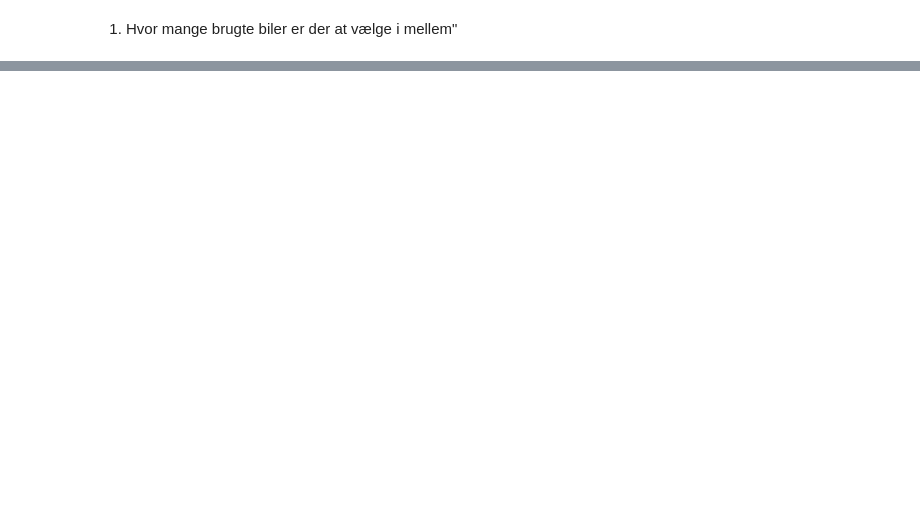
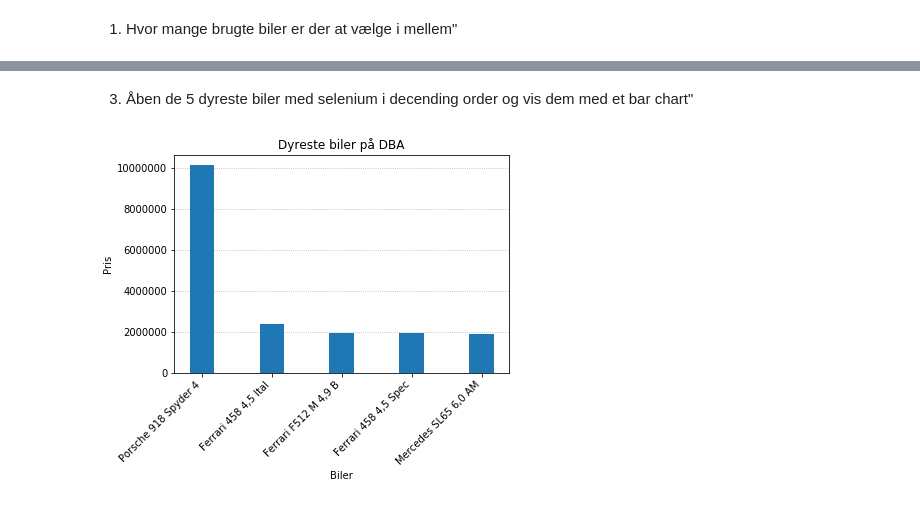
Before and after one commit to TimoSR/DAT4A-Python-Projects, a Jupyter notebook: Week 7/WeekExercise7/Exercise1.ipynb, the cells around one changed output, grey strips where cells are left out. Cells and saved outputs as stored; diff of their text form; code cells hidden in the pictures; blank space fills up the shorter version.

```diff
--- a/Week 7/WeekExercise7/Exercise1.ipynb
+++ b/Week 7/WeekExercise7/Exercise1.ipynb
@@ -40,0 +82,54 @@ Cars for Sale:  (32888)
+# %% [markdown]
+3. Åben de 5 dyreste biler med selenium i decending order og vis dem med et bar chart"
+# %%
+def the_5_most_expensive(url):
+    browser.get(url)
+    gdrp_button = browser.find_element_by_id('gdpr-notice__accept')
+    gdrp_button.click()
+
+    def sort_By_Price():
+        tablehead = browser.find_element_by_class_name('sorting')
+        span = tablehead.find_elements_by_class_name('human-ref')[-1]
+        span.click()
+        browser.implicitly_wait(3)
+
+    # Use sort twice, to ensure the most expensive cars is first
+
+    sort_By_Price()
+    sort_By_Price()
+
+    soup = BeautifulSoup(browser.page_source, 'html.parser')
+    data = soup.findAll('tr', {'class': 'dbaListing listing'})
+    cars = []
+
+    for item in data[:5]:
+        car = item.find('script', {'type': 'application/ld+json'})
+        jsoncar = json.loads(car.text)
+        cars.append({'name': jsoncar['name'],
+                     'price': jsoncar['offers']['price']})
+    return cars
+
+def plot_top_cost_cars(data):
+    fig, ax = plot.subplots()
+    ax.ticklabel_format(style='plain')
+    plot.grid(axis='y', linestyle='dotted', zorder=0)
+    names = []
+    prices = []
+
+    for car in tqdm(data):
+        names.append(car['name'][:20])
+        prices.append(car['price'])
+
+    car_data = dict(zip(names, prices))
+    plot.bar(car_data.keys(), list(map(int, car_data.values())), zorder=3, width=0.35, align='center', bottom=0)
+    plot.title('Dyreste biler på DBA')
+    plot.xlabel('Biler')
+    plot.ylabel('Pris')
+    plot.xticks(rotation=45, ha="right")
+    plot.show()
+
+plot_top_cost_cars(the_5_most_expensive(base_url))
+
+browser.close()
+# %% [output]
+[figure, added]
```
Also changed, not shown: parts of 7 cells of this notebook.
